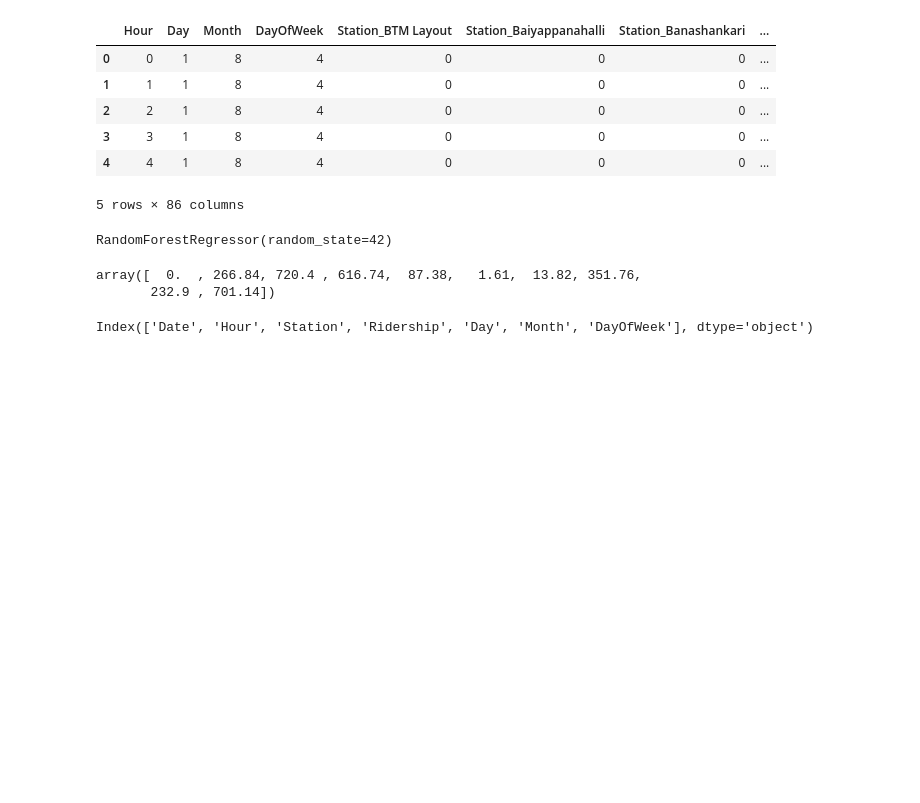
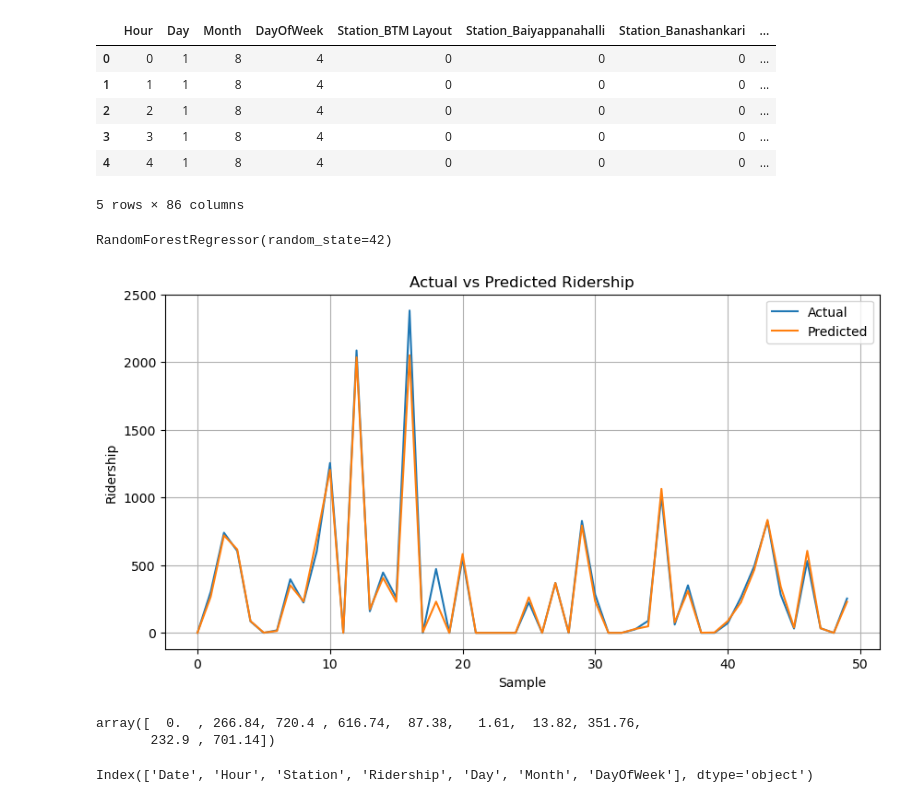
Before and after one commit to springboardmentor443m-coder/Predictive-Public-Transit-Intelligence-Platform-for-Crowd-Management-and-Schedule-Optimization, a Jupyter notebook: Predictive-Public-Transit-Intelligence-Platform-for-Crowd-Management-and-Schedule-Optimization/notebooks/ridership_prediction.ipynb, the cells around one changed output. Cells and saved outputs as stored; diff of their text form; code cells hidden in the pictures; blank space fills up the shorter version.

Commit message:
Add ridership prediction model and actual vs predicted graph

```diff
--- a/Predictive-Public-Transit-Intelligence-Platform-for-Crowd-Management-and-Schedule-Optimization/notebooks/ridership_prediction.ipynb
+++ b/Predictive-Public-Transit-Intelligence-Platform-for-Crowd-Management-and-Schedule-Optimization/notebooks/ridership_prediction.ipynb
@@ -113,6 +113,26 @@ model.fit(X_train, y_train)
 RandomForestRegressor(random_state=42)
 # %%
 y_pred = model.predict(X_test)
+# %%
+import matplotlib.pyplot as plt
+
+plt.figure(figsize=(10, 5))
+
+plt.plot(y_test.values[:50], label="Actual")
+plt.plot(y_pred[:50], label="Predicted")
+
+plt.xlabel("Sample")
+plt.ylabel("Ridership")
+plt.title("Actual vs Predicted Ridership")
+
+plt.legend()
+plt.grid(True)
+
+plt.savefig("actual_vs_predicted_ridership.png", bbox_inches="tight")
+
+plt.show()
+# %% [output]
+[figure, added]
 # %%
 y_pred[:10]
 # %% [output]
```
Also changed, not shown: 3 other files.
